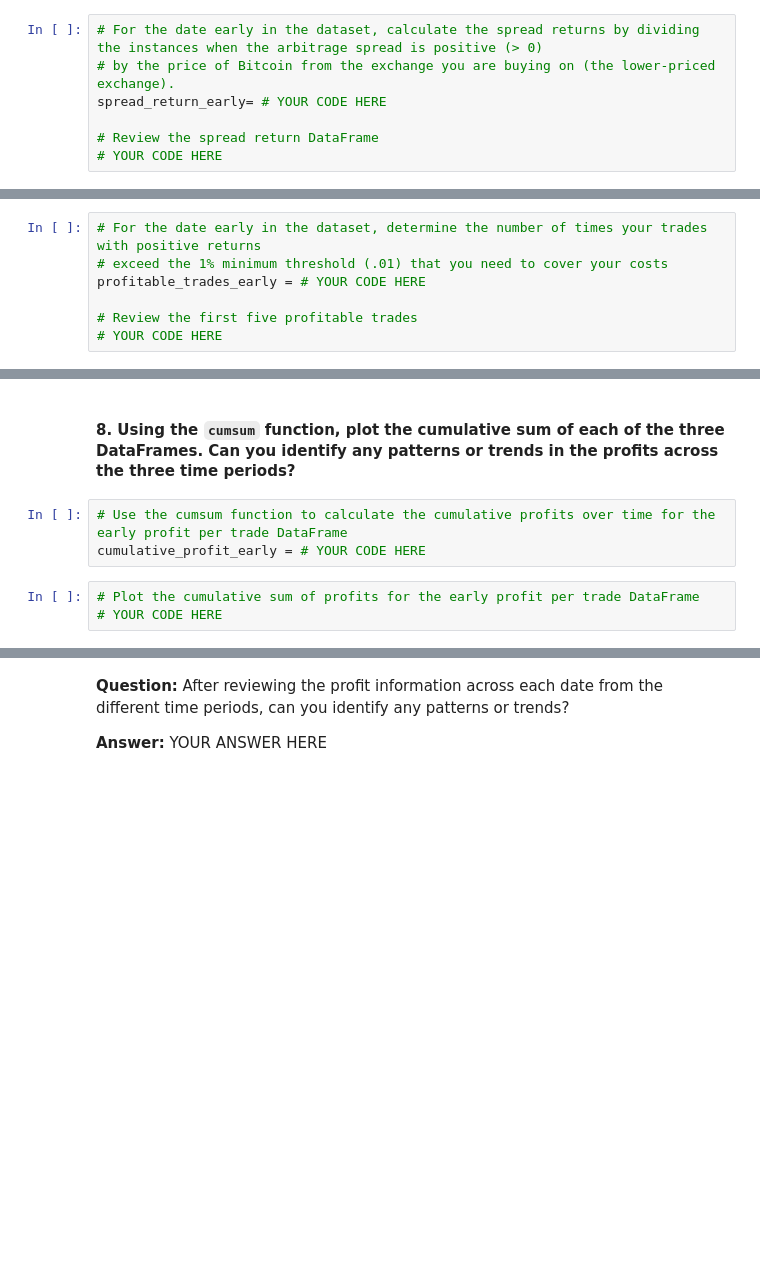
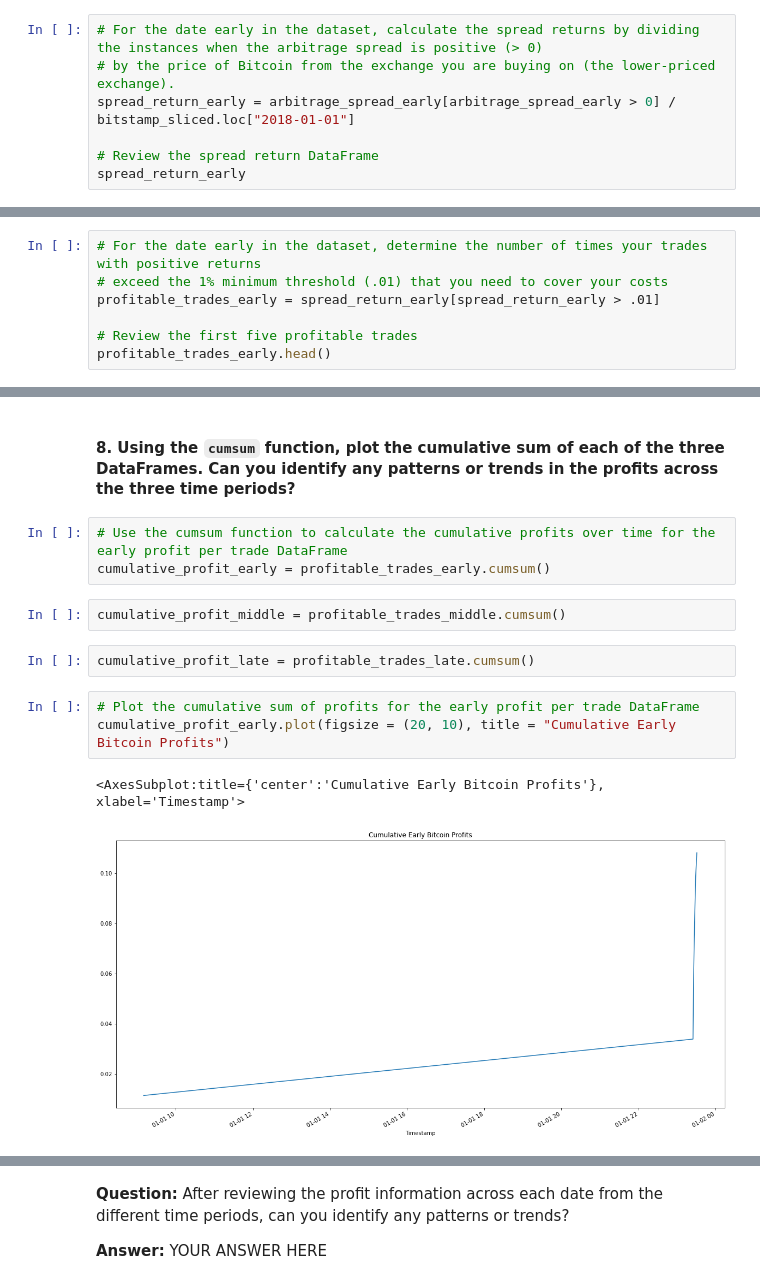
Before and after one commit to jkang1990amg/Challenge-3-Crypo-Arbitrage, a Jupyter notebook: crypto_arbitrage.ipynb, the cells around one changed output, grey strips where cells are left out. Drawn from its saved outputs; the diff is of its cells as text; blank space fills up the shorter version.

Commit message:
Added analyze data codes to the crypto_arbitrage.ipynb file and updated the README.md file for general purpose of the crypto_arbitrage.ipynb file

```diff
--- a/crypto_arbitrage.ipynb
+++ b/crypto_arbitrage.ipynb
@@ -515,7 +573,7 @@ arbitrage_spread_middle = bitstamp_sliced.loc["2018-02-15" : "2018-02-15"] - coi
 # %%
 # For the date early in the dataset, calculate the spread returns by dividing the instances when the arbitrage spread is positive (> 0)
 # by the price of Bitcoin from the exchange you are buying on (the lower-priced exchange).
-spread_return_early= # YOUR CODE HERE
+spread_return_early = arbitrage_spread_early[arbitrage_spread_early > 0] / bitstamp_sliced.loc["2018-01-01"]
 
 # Review the spread return DataFrame
-# YOUR CODE HERE
+spread_return_early
@@ -524,7 +630,7 @@ spread_return_early= # YOUR CODE HERE
 # %%
 # For the date early in the dataset, determine the number of times your trades with positive returns
 # exceed the 1% minimum threshold (.01) that you need to cover your costs
-profitable_trades_early = # YOUR CODE HERE
+profitable_trades_early = spread_return_early[spread_return_early > .01]
 
 # Review the first five profitable trades
-# YOUR CODE HERE
+profitable_trades_early.head()
@@ -563,7 +786,14 @@ profit_per_trade_early = # YOUR CODE HERE
 #### 8. Using the `cumsum` function, plot the cumulative sum of each of the three DataFrames. Can you identify any patterns or trends in the profits across the three time periods?
 # %%
 # Use the cumsum function to calculate the cumulative profits over time for the early profit per trade DataFrame
-cumulative_profit_early = # YOUR CODE HERE
+cumulative_profit_early = profitable_trades_early.cumsum()
+# %%
+cumulative_profit_middle = profitable_trades_middle.cumsum()
+# %%
+cumulative_profit_late = profitable_trades_late.cumsum()
 # %%
 # Plot the cumulative sum of profits for the early profit per trade DataFrame
-# YOUR CODE HERE
+cumulative_profit_early.plot(figsize = (20, 10), title = "Cumulative Early Bitcoin Profits")
+# %% [output]
+<AxesSubplot:title={'center':'Cumulative Early Bitcoin Profits'}, xlabel='Timestamp'>
+[figure, added]
```
Also changed, not shown: parts of 38 cells of this notebook.
